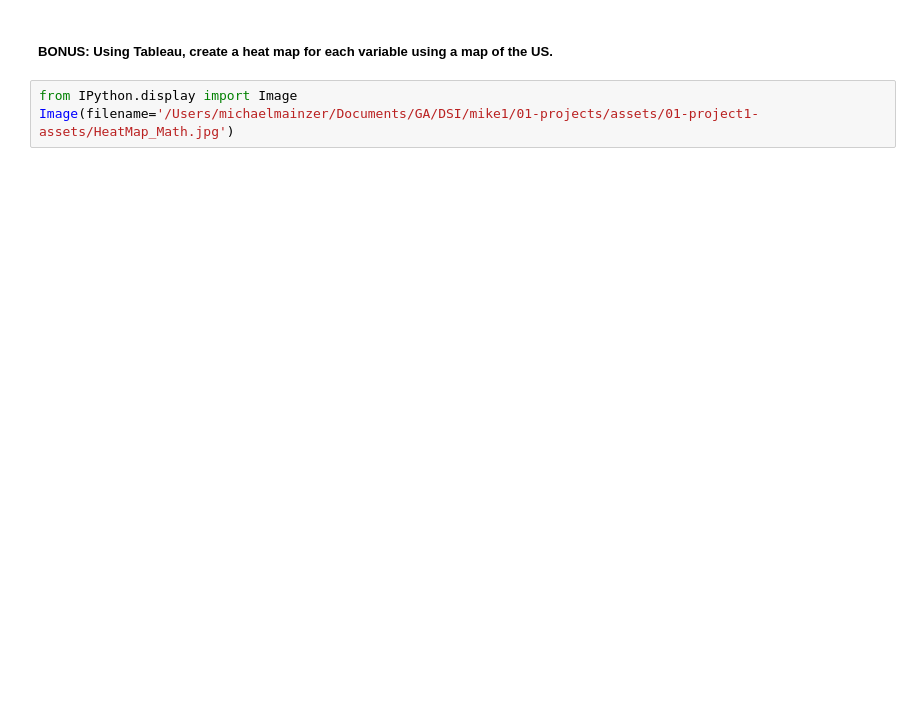
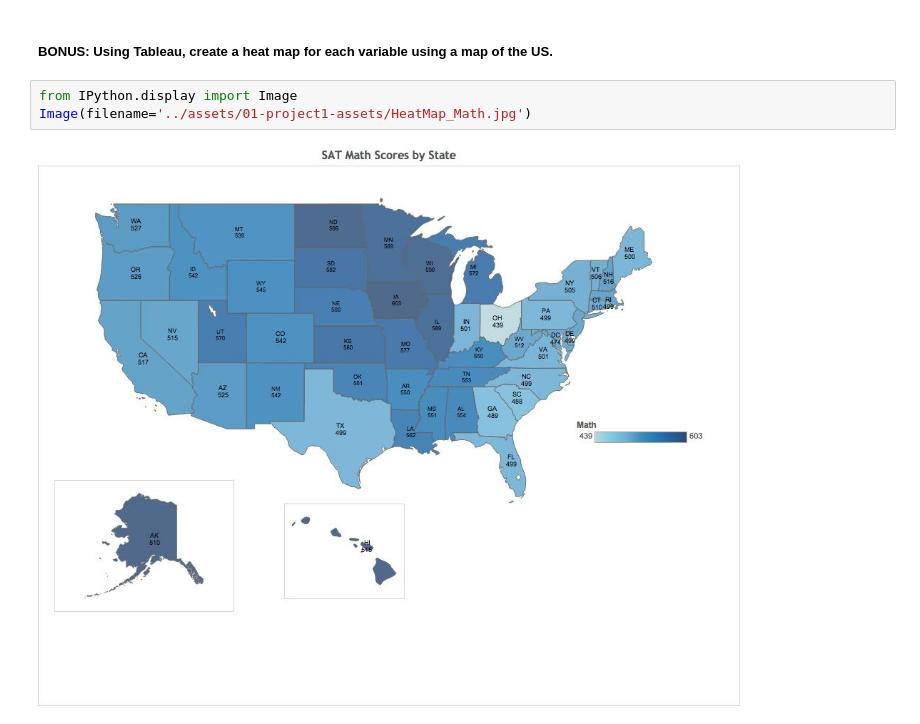
Before and after one commit to revirevy/mike1, a Jupyter notebook: 01-projects/notebooks/project_1-sat_scores.ipynb, the cells around one changed output. Cells and saved outputs as stored; diff of their text form; blank space fills up the shorter version.

```diff
--- a/01-projects/notebooks/project_1-sat_scores.ipynb
+++ b/01-projects/notebooks/project_1-sat_scores.ipynb
@@ -347,5 +364,7 @@ vBox.tick_params(labelsize=14,labelcolor="black")
 ##### BONUS: Using Tableau, create a heat map for each variable using a map of the US.
 # %%
 from IPython.display import Image
-Image(filename='/Users/michaelmainzer/Documents/GA/DSI/mike1/01-projects/assets/01-project1-assets/HeatMap_Math.jpg')
+Image(filename='../assets/01-project1-assets/HeatMap_Math.jpg')
+# %% [output]
+[figure, added]
 # %%
```
Also changed, not shown: parts of 17 cells of this notebook.
